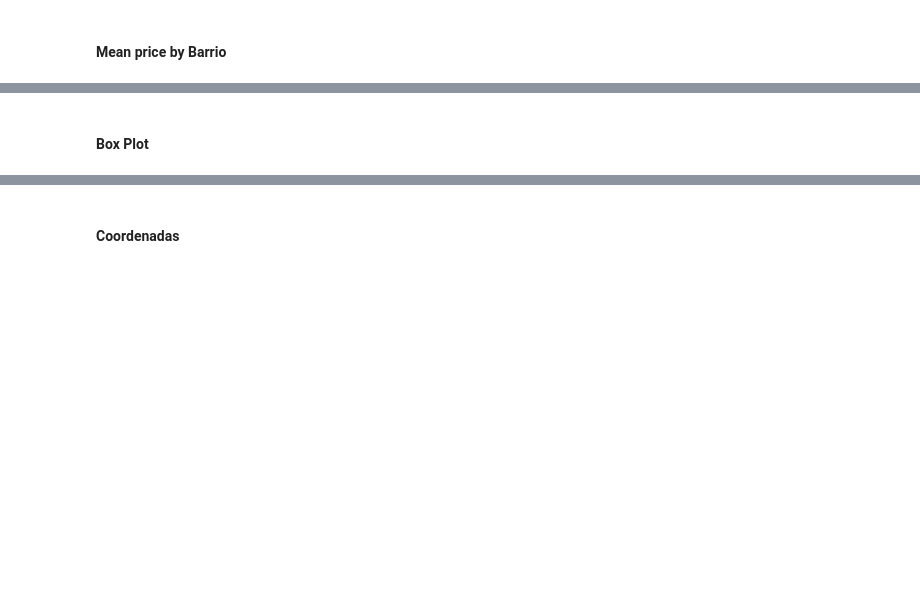
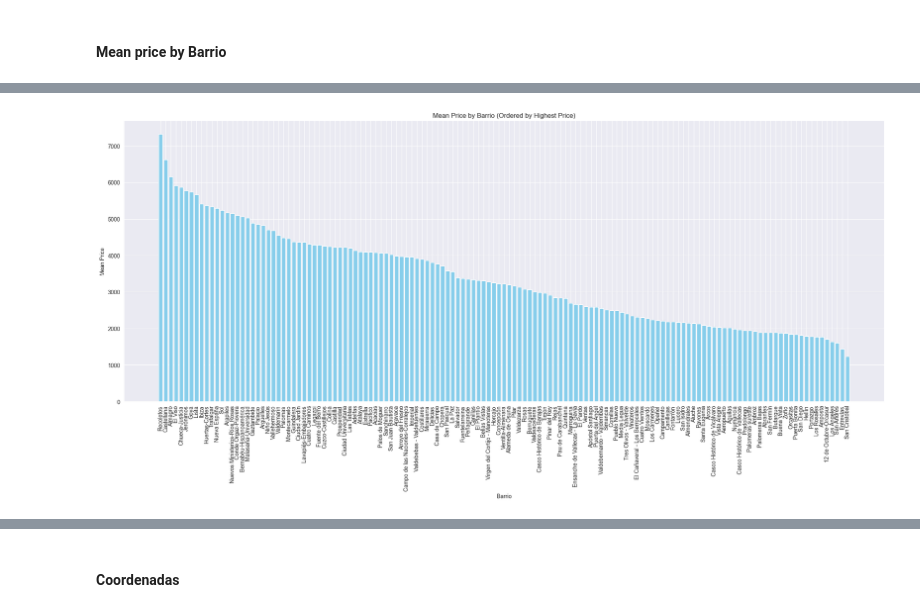
Before and after one commit to anamartiiins/MDS6-IDEALISTA, a Jupyter notebook: exploratory_data_analysis_insights.ipynb, the cells around one changed output, grey strips where cells are left out. Saved outputs shown, nothing was run; the diff lists cells and outputs as text; code cells hidden in the pictures; blank space fills up the shorter version.

```diff
--- a/exploratory_data_analysis_insights.ipynb
+++ b/exploratory_data_analysis_insights.ipynb
@@ -219,18 +281,15 @@ df_metrics_barrios
 # %%
 # Sort DataFrame by highest mean price
-df_metrics_barrios_sorted = df_metrics_barrios.sort_values(by='precio_mean_barrio', ascending=False)
-
-# Set the custom color palette
-sns.set_palette(IDEALISTA_COLORS)
+df_metrics_barrios_sorted = df_metrics_barrios.sort_values(by='precio_unitario_m2_mean_barrio', ascending=False)
 
 # Plot mean price by barrio (sorted)
 plt.figure(figsize=(20, 10))
-plt.bar(df_metrics_barrios_sorted['barrio'], df_metrics_barrios_sorted['precio_mean_barrio'], color='skyblue')
+plt.bar(df_metrics_barrios_sorted['barrio'], df_metrics_barrios_sorted['precio_unitario_m2_mean_barrio'], color='skyblue')
 plt.xlabel('Barrio')
 plt.ylabel('Mean Price')
 plt.title('Mean Price by Barrio (Ordered by Highest Price)')
 plt.xticks(rotation=90)
 plt.tight_layout()
 plt.show()
+# %% [output]
+[figure, added]
-# %% [markdown]
-#### Box Plot
```
Also changed, not shown: parts of 22 cells of this notebook, 3 other files.
